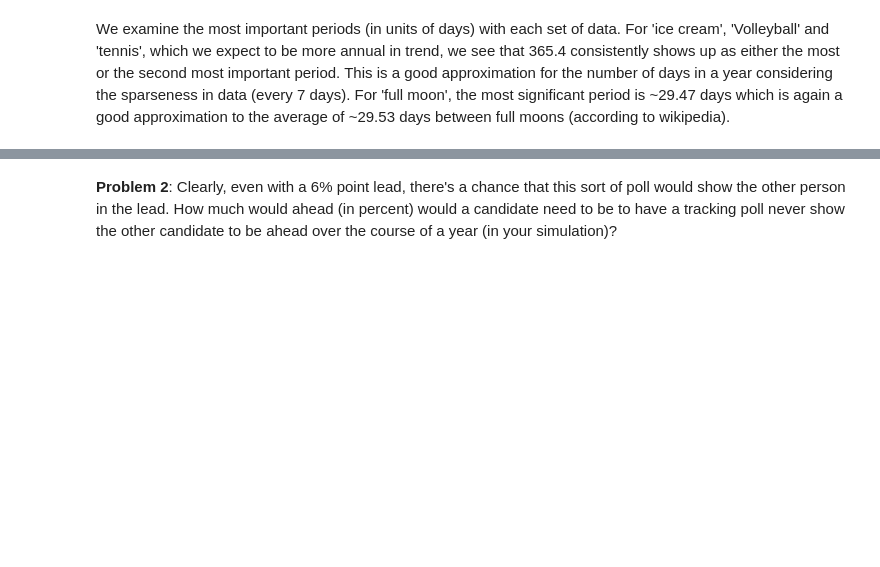
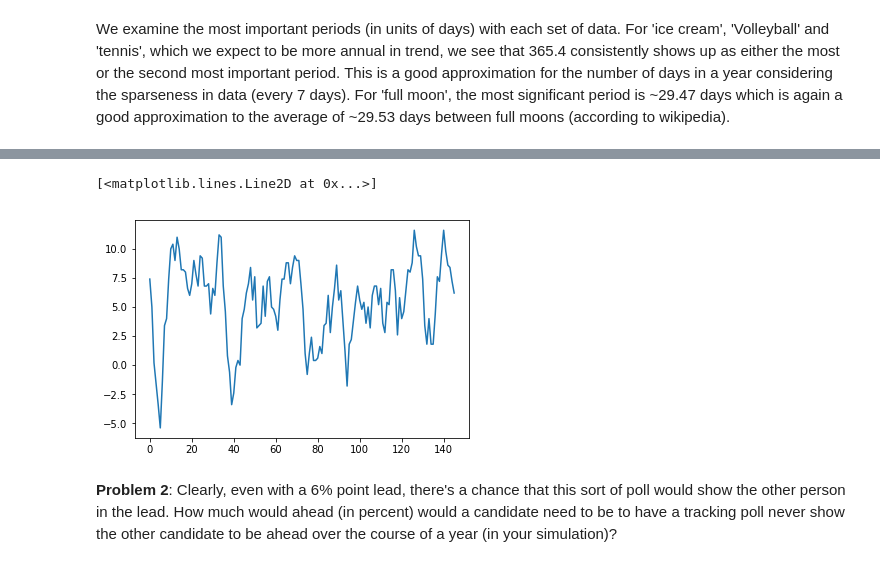
Before and after one commit to mike-fang/something-sensible, a Jupyter notebook: hw_1/hw_1_assignment.ipynb, the cells around one changed output, grey strips where cells are left out. Drawn from its saved outputs; the diff is of its cells as text; code cells hidden in the pictures; blank space fills up the shorter version.

```diff
--- a/hw_1/hw_1_assignment.ipynb
+++ b/hw_1/hw_1_assignment.ipynb
@@ -484,2 +482,24 @@ https://twitter.com/NateSilver538/status/769565612955824128
+# %%
+rng = np.random.RandomState(0)
+
+def simulate_lead(actual_pct_lead = 6, n_voters=1000, days=150, sample_size=200):
+    # 0 for trump, 1 for clinton
+    p_clinton = (actual_pct_lead/100 + 1) / 2
+    support = np.zeros(n_voters)
+    support[:int(p_clinton * n_voters)] = 1
+
+    poll = np.zeros((days))
+    for n in range(days):
+        sample = rng.choice(support, size=sample_size, replace=False)
+        poll[n] = sample.sum()/sample_size
+    lead = 2 * poll - 1
+    five_day_window = np.ones(5)/5
+    rolling_clinton = fftconvolve(poll, five_day_window, 'valid')
+    rolling_pct_lead = (2 * rolling_clinton - 1)*100
+    return rolling_pct_lead
+plt.plot(simulate_lead())
+# %% [output]
+[<matplotlib.lines.Line2D at 0x...>]
+[figure, added]
 # %% [markdown]
 **Problem 2**: Clearly, even with a 6% point lead, there's a chance that this sort of poll would show the other person in the lead. How much would ahead (in percent) would a candidate need to be to have a tracking poll never show the other candidate to be ahead over the course of a year (in your simulation)?
```
Also changed, not shown: parts of 9 cells of this notebook.
